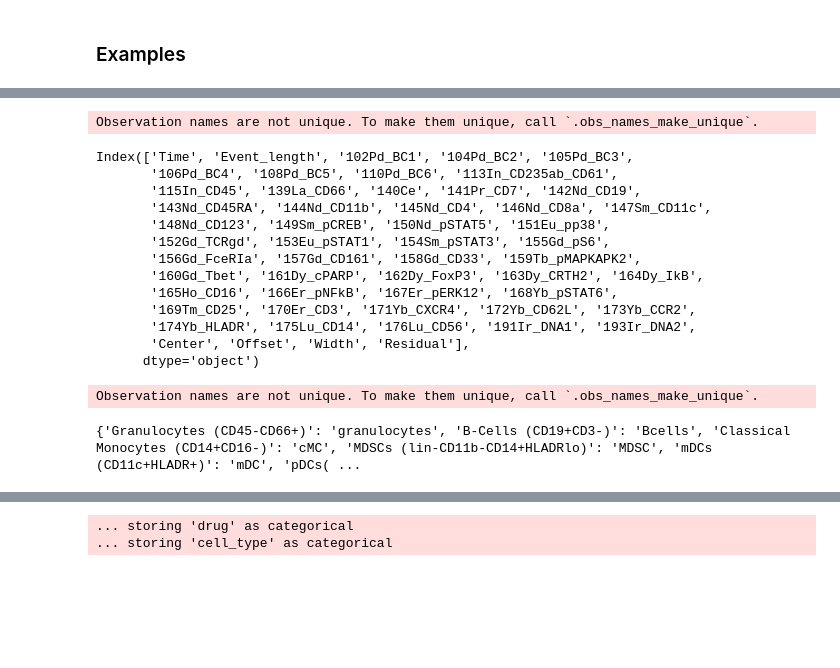
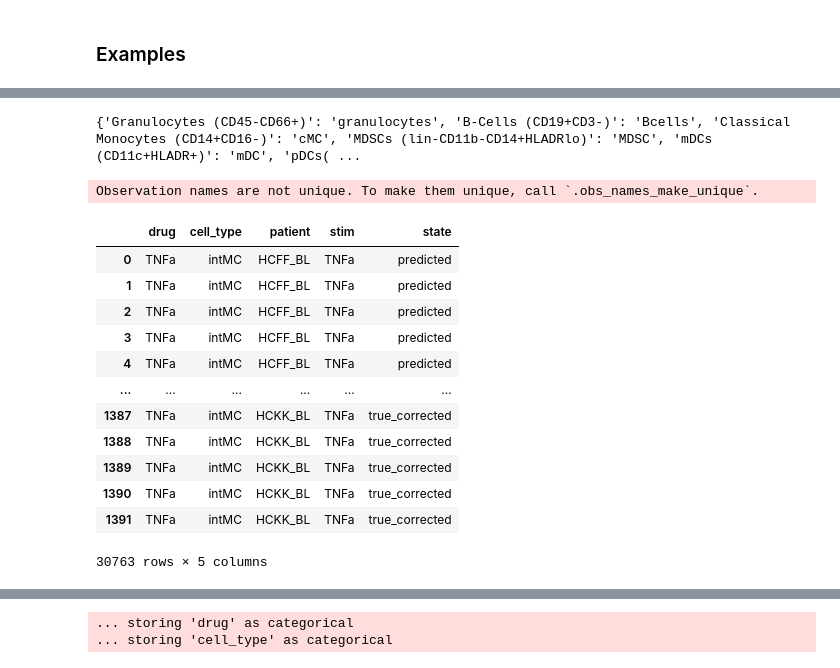
Before and after one commit to ofondeur/cellot_pregnancy, a Jupyter notebook: from_fcs_to_h5.ipynb, the cells around one changed output, grey strips where cells are left out. Cells and saved outputs as stored; diff of their text form; code cells hidden in the pictures; blank space fills up the shorter version.

```diff
--- a/from_fcs_to_h5.ipynb
+++ b/from_fcs_to_h5.ipynb
@@ -289,27 +410,6 @@ surge_stim_list=['LPS','TNFa']
 surge_cell_list=['Granulocytes (CD45-CD66+)','B-Cells (CD19+CD3-)','Classical Monocytes (CD14+CD16-)','MDSCs (lin-CD11b-CD14+HLADRlo)','mDCs (CD11c+HLADR+)','pDCs(CD123+HLADR+)','Intermediate Monocytes (CD14+CD16+)','Non-classical Monocytes (CD14-CD16+)','CD56+CD16- NK Cells','CD56loCD16+NK Cells','NK Cells (CD7+)','CD4 T-Cells','Tregs (CD25+FoxP3+)','CD8 T-Cells','CD8-CD4- T-Cells']
 # %%
 markers_doms=['149Sm_pCREB','150Nd_pSTAT5','151Eu_pp38','153Eu_pSTAT1','154Sm_pSTAT3','155Gd_pS6','159Tb_pMAPKAPK2','167Er_pERK','168Er_pSTAT6','169Tm_CD25','174Yb_HLADR','164Dy_IkB','166Er_pNFkB']
-# %%
-ad.read('surge_concatenated/surge_concatenated_LPS_CD4 T-Cells.h5ad').var_names
-# %% [output]
-Observation names are not unique. To make them unique, call `.obs_names_make_unique`.
-Index(['Time', 'Event_length', '102Pd_BC1', '104Pd_BC2', '105Pd_BC3',
-       '106Pd_BC4', '108Pd_BC5', '110Pd_BC6', '113In_CD235ab_CD61',
-       '115In_CD45', '139La_CD66', '140Ce', '141Pr_CD7', '142Nd_CD19',
-       '143Nd_CD45RA', '144Nd_CD11b', '145Nd_CD4', '146Nd_CD8a', '147Sm_CD11c',
-       '148Nd_CD123', '149Sm_pCREB', '150Nd_pSTAT5', '151Eu_pp38',
-       '152Gd_TCRgd', '153Eu_pSTAT1', '154Sm_pSTAT3', '155Gd_pS6',
-       '156Gd_FceRIa', '157Gd_CD161', '158Gd_CD33', '159Tb_pMAPKAPK2',
-       '160Gd_Tbet', '161Dy_cPARP', '162Dy_FoxP3', '163Dy_CRTH2', '164Dy_IkB',
-       '165Ho_CD16', '166Er_pNFkB', '167Er_pERK12', '168Yb_pSTAT6',
-       '169Tm_CD25', '170Er_CD3', '171Yb_CXCR4', '172Yb_CD62L', '173Yb_CCR2',
-       '174Yb_HLADR', '175Lu_CD14', '176Lu_CD56', '191Ir_DNA1', '193Ir_DNA2',
-       'Center', 'Offset', 'Width', 'Residual'],
-      dtype='object')
-# %%
-res=ad.read('doms_concatenated/doms_concatenated_IFNa_B-Cells (CD19+CD3-).h5ad')
-# %% [output]
-Observation names are not unique. To make them unique, call `.obs_names_make_unique`.
 # %%
 correspondence = {}
 correspondence['Granulocytes (CD45-CD66+)'] ='granulocytes'
@@ -332,6 +432,23 @@ correspondence['CD8-CD4- T-Cells'] ='CD4negCD8neg'
 print(correspondence)
 # %% [output]
 {'Granulocytes (CD45-CD66+)': 'granulocytes', 'B-Cells (CD19+CD3-)': 'Bcells', 'Classical Monocytes (CD14+CD16-)': 'cMC', 'MDSCs (lin-CD11b-CD14+HLADRlo)': 'MDSC', 'mDCs (CD11c+HLADR+)': 'mDC', 'pDCs( ...
+# %%
+ad.read('pred_surge_corrected (4).h5ad').obs
+# %% [output]
+Observation names are not unique. To make them unique, call `.obs_names_make_unique`.
+|  | drug | cell_type | patient | stim | state |
+| 0 | TNFa | intMC | HCFF_BL | TNFa | predicted |
+| 1 | TNFa | intMC | HCFF_BL | TNFa | predicted |
+| 2 | TNFa | intMC | HCFF_BL | TNFa | predicted |
+| 3 | TNFa | intMC | HCFF_BL | TNFa | predicted |
+| 4 | TNFa | intMC | HCFF_BL | TNFa | predicted |
+| ... | ... | ... | ... | ... | ... |
+| 1387 | TNFa | intMC | HCKK_BL | TNFa | true_corrected |
+| 1388 | TNFa | intMC | HCKK_BL | TNFa | true_corrected |
+| 1389 | TNFa | intMC | HCKK_BL | TNFa | true_corrected |
+| 1390 | TNFa | intMC | HCKK_BL | TNFa | true_corrected |
+| 1391 | TNFa | intMC | HCKK_BL | TNFa | true_corrected |
+30763 rows × 5 columns
 # %%
 c=0
 tot=len(surge_stim_list)*len(surge_cell_list)
```
Also changed, not shown: parts of 13 cells of this notebook, 15 other files.
